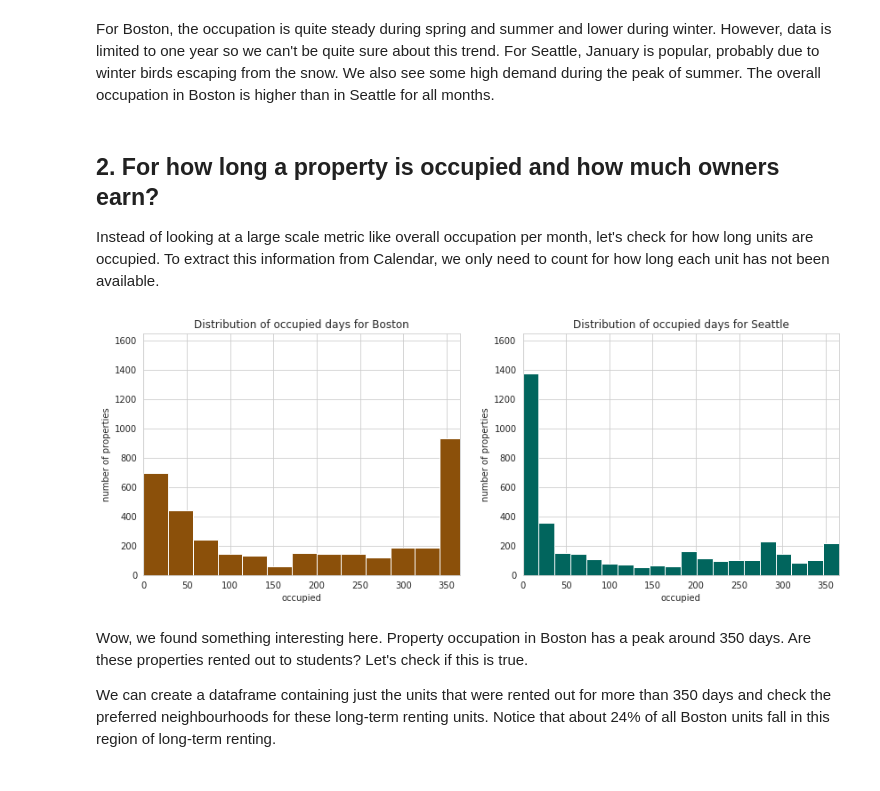
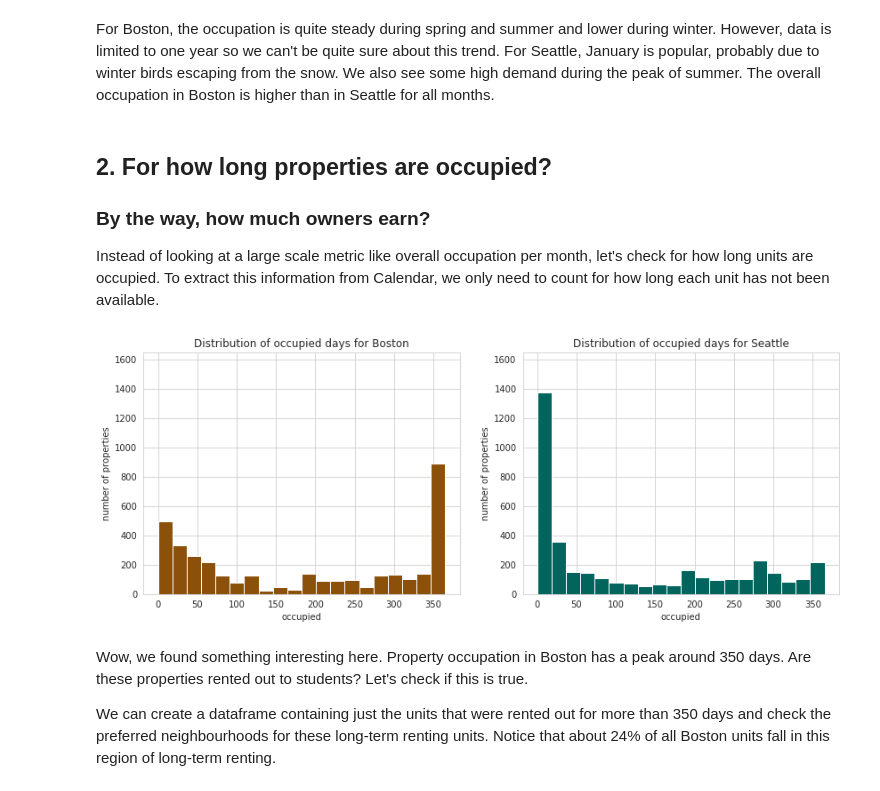
Before and after one commit to bvcmartins/dsndProject4, a Jupyter notebook: airbnb_project.ipynb, the cells around one changed output. Saved outputs shown, nothing was run; the diff lists cells and outputs as text; code cells hidden in the pictures.

```diff
--- a/airbnb_project.ipynb
+++ b/airbnb_project.ipynb
@@ -179,7 +187,7 @@ sns.despine();
 fig, axis = plt.subplots(1, len(cities), figsize=(14,5));
 
 for i, city in enumerate(cities):
-    calendar = locals()[city+'_calendar']
+    calendar = locals()[city+'_calendar'].copy()
     occup = calendar[calendar['price'].isnull()].groupby(['year','month']).size().reset_index()
     occup.rename(columns={0:'count'}, inplace=True)
     colors = locals()[city+'_colors'][:2]
@@ -194,33 +202,38 @@ for i, city in enumerate(cities):
 # %% [markdown]
 For Boston, the occupation is quite steady during spring and summer and lower during winter. However, data is limited to one year so we can't be quite sure about this trend. For Seattle, January is popular, probably due to winter birds escaping from the snow. We also see some high demand during the peak of summer. The overall occupation in Boston is higher than in Seattle for all months.
 # %% [markdown]
-## 2. For how long a property is occupied and how much owners earn?
+## 2. For how long properties are occupied?
+
+### By the way, how much owners earn?
 
 Instead of looking at a large scale metric like overall occupation per month, let's check for how long units are occupied. To extract this information from Calendar, we only need to count for how long each unit has not been available.
 # %%
 fig, axis = plt.subplots(1, len(cities), figsize=(14,5))
 
 for i, city in enumerate(cities):
     calendar = locals()[city+'_calendar'].copy()
     calendar['occupied'] = calendar['available'].apply(lambda x: 1 if x=='f' else 0)
     rent = calendar.groupby('listing_id').agg({'occupied':'sum'}).reset_index()
     locals()[city+'_rent'] = rent.copy()
 
+    if city == 'boston':
+        rent.drop([2727],inplace=True)
+        rent.reset_index(inplace=True)
+        boston_rent.drop([2727], inplace=True)
+        boston_rent.reset_index(inplace=True)
+
     color = locals()[city+'_colors'][0]
     sns.distplot(rent['occupied'],
                  ax=axis[i],
                  kde=False,
                  color=color,
                  bins=20,
                  hist_kws=dict(alpha=1));
     axis[i].set_title('Distribution of occupied days for {}'.format(city.capitalize()))
-    axis[i].set_xlim((0,365));
     axis[i].set_ylim((0,1650));
     axis[i].set_ylabel('number of properties')
-#boston_calendar['occupied'] = boston_calendar['available'].apply(lambda x: 1 if x=='f' else 0)
-#seattle_calendar['occupied'] = seattle_calendar['available'].apply(lambda x: 1 if x=='f' else 0)
 # %% [output]
-[figure, old version]
+[figure, new version]
 # %% [markdown]
 Wow, we found something interesting here. Property occupation in Boston has a peak around 350 days. Are these properties rented out to students? Let's check if this is true.
 
```
Also changed, not shown: parts of 13 cells of this notebook.
